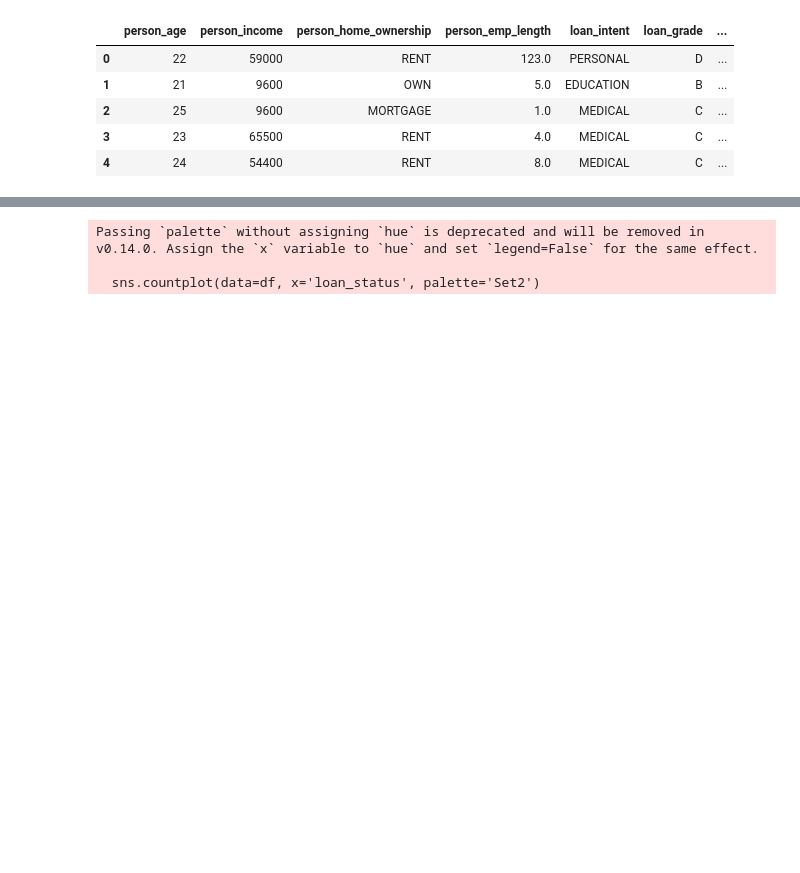
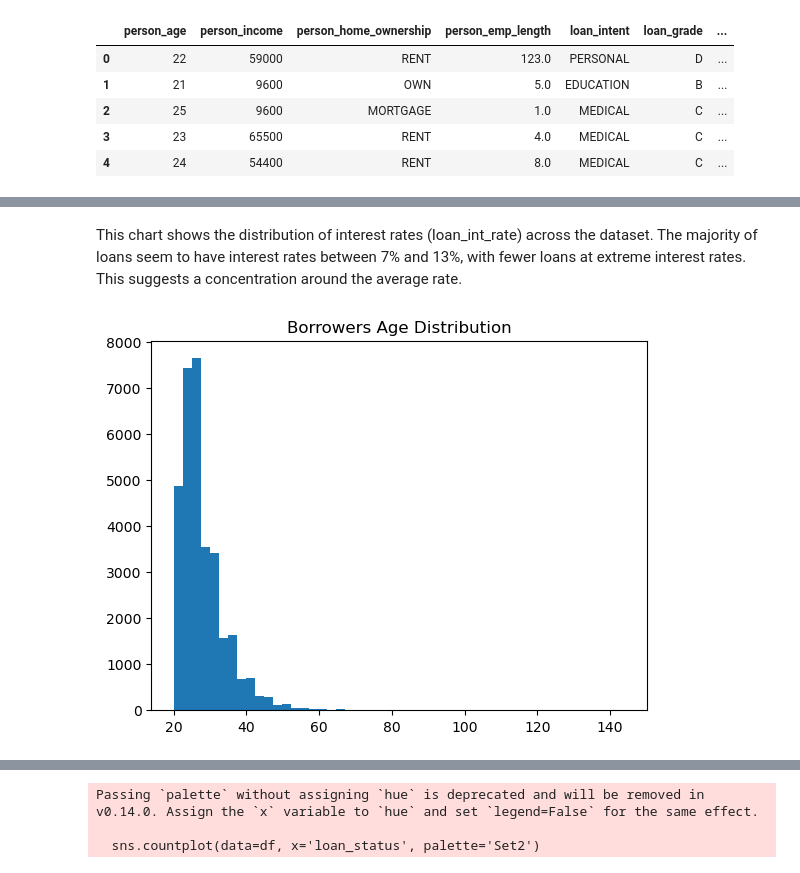
Before and after one commit to Megh-Patel/Credit-Assessment, a Jupyter notebook: assessment.ipynb, the cells around one changed output, grey strips where cells are left out. Saved outputs shown, nothing was run; the diff lists cells and outputs as text; code cells hidden in the pictures; blank space fills up the shorter version.

```diff
--- a/assessment.ipynb
+++ b/assessment.ipynb
@@ -94,0 +71,8 @@ plt.show()
+# %% [markdown]
+This chart shows the distribution of interest rates (loan_int_rate) across the dataset. The majority of loans seem to have interest rates between 7% and 13%, with fewer loans at extreme interest rates. This suggests a concentration around the average rate.
+# %%
+plt.hist(df['person_age'], bins=50)
+plt.title('Borrowers Age Distribution')
+plt.show()
+# %% [output]
+[figure, added]
```
Also changed, not shown: parts of 80 cells of this notebook.
